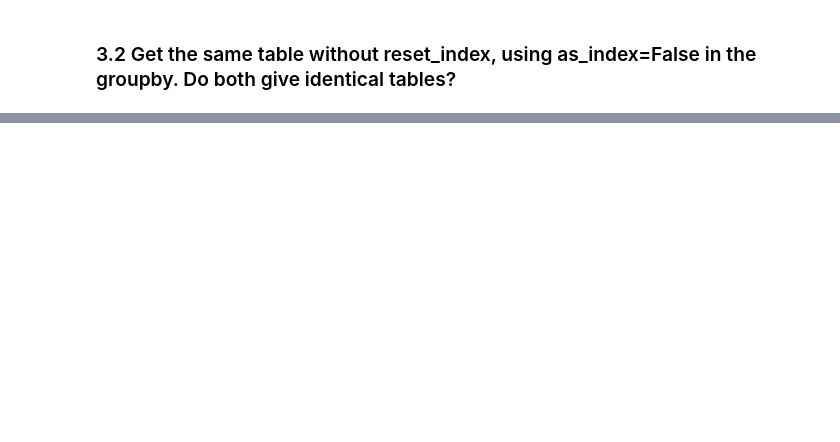
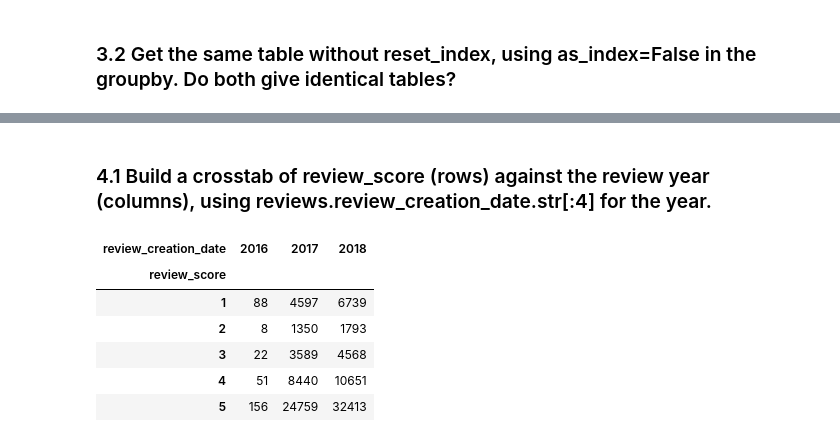
Before and after one commit to Lavishajagwani/Pandas_14_days, a Jupyter notebook: Notebooks/Day05.ipynb, the cells around one changed output, grey strips where cells are left out. Cells and saved outputs as stored; diff of their text form; code cells hidden in the pictures; blank space fills up the shorter version.

```diff
--- a/Notebooks/Day05.ipynb
+++ b/Notebooks/Day05.ipynb
@@ -294,0 +401,12 @@ payments.groupby('payment_type', a)['payment_value'].sum()
+# %% [markdown]
+### 4.1 Build a crosstab of review_score (rows) against the review year (columns), using reviews.review_creation_date.str[:4] for the year.
+# %%
+pd.crosstab(index=reviews.review_score,columns=reviews.review_creation_date.str[:4])
+# %% [output]
+| review_creation_date | 2016 | 2017 | 2018 |
+| review_score |  |  |  |
+| 1 | 88 | 4597 | 6739 |
+| 2 | 8 | 1350 | 1793 |
+| 3 | 22 | 3589 | 4568 |
+| 4 | 51 | 8440 | 10651 |
+| 5 | 156 | 24759 | 32413 |
```
Also changed, not shown: parts of 13 cells of this notebook.
